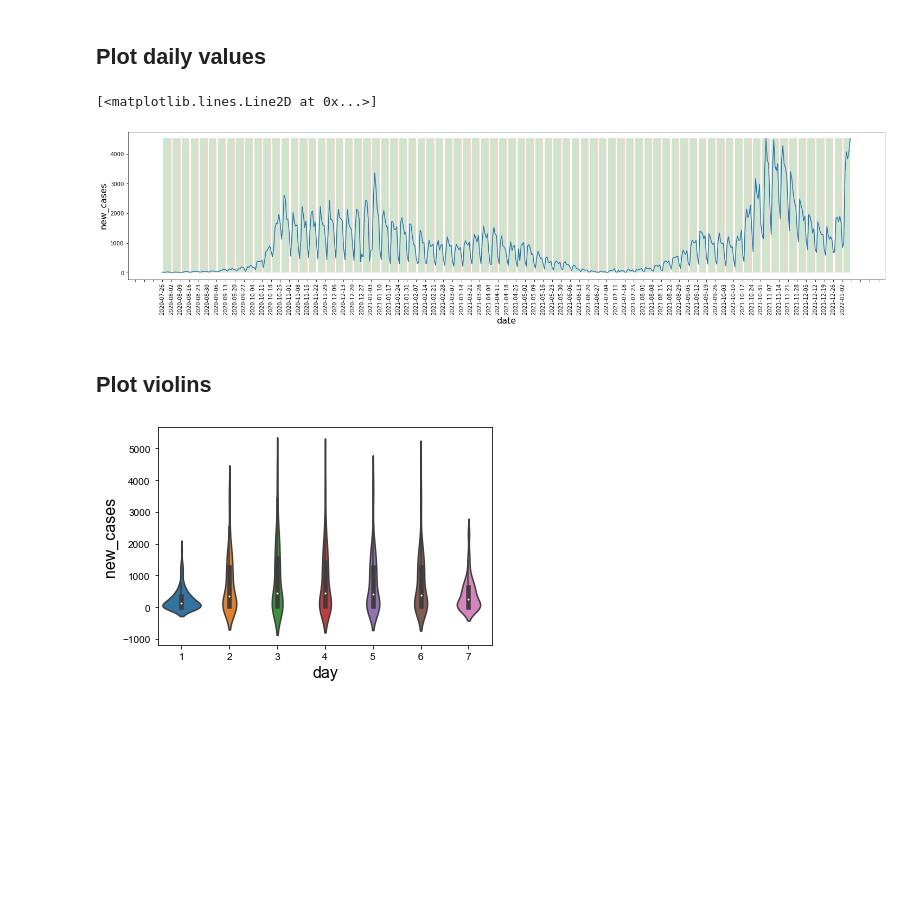
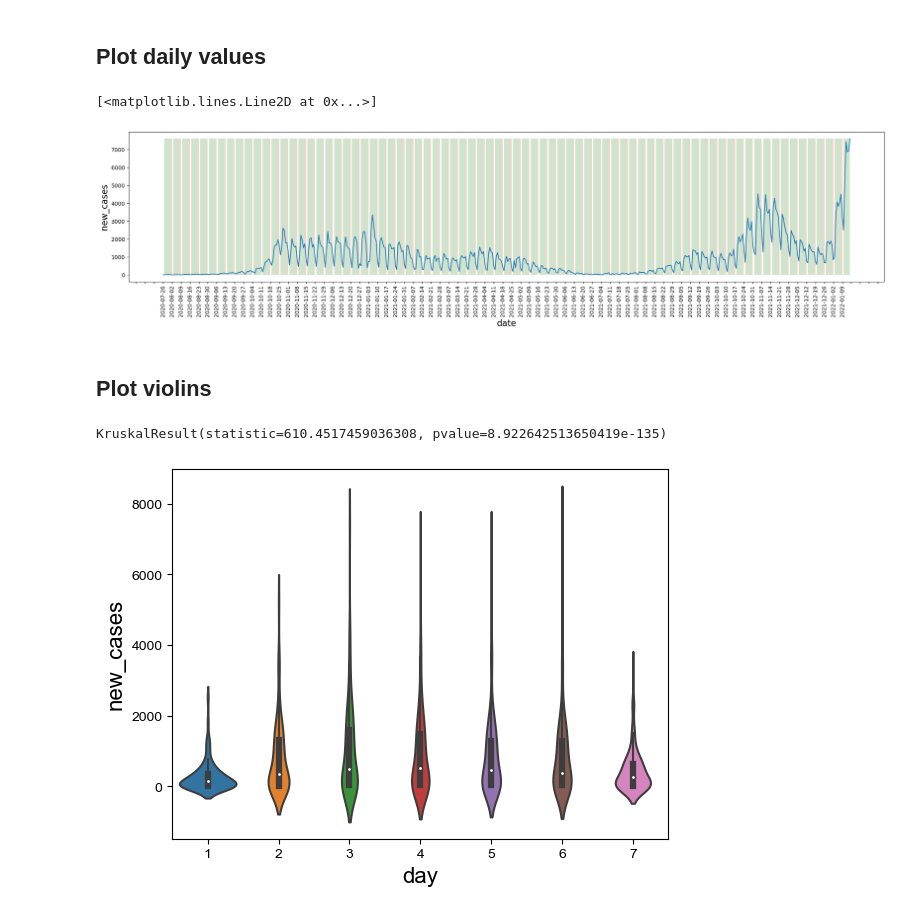
Before and after one commit to School-courses/covid19-forecast, a Jupyter notebook: data_management/vizualization.ipynb, the cells around one changed output. Drawn from its saved outputs; the diff is of its cells as text; code cells hidden in the pictures; blank space fills up the shorter version.

Commit message:
added kruskal H test

```diff
--- a/data_management/vizualization.ipynb
+++ b/data_management/vizualization.ipynb
@@ -34,6 +35,7 @@ else:
 date = data_pd[x_label].to_numpy()
 new_cases = data_pd[y_label].to_numpy()
 
+plt.style.use('default')
 fig, ax = plt.subplots(1,1)
 fig.set_size_inches(20, 5)
 plt.xticks(rotation=90)
@@ -60,6 +62,7 @@ dates = data_pd["date"].to_numpy()
 target = data_pd[y_label].to_numpy()
 days = data_pd["day"].to_numpy()
 
+plt.style.use('default')
 fig, ax = plt.subplots(1,1)
 fig.set_size_inches(25, 5)
 plt.xticks(rotation=90)
@@ -80,22 +83,27 @@ plt.fill_between(dates, y_min, y_max,
 ax.plot(dates, target)
 # %% [output]
 [<matplotlib.lines.Line2D at 0x...>]
-[figure, old version]
+[figure, new version]
 # %% [markdown]
 ## Plot violins
 # %%
 y_label = "new_cases"
 variable = "day"
 # start_date = "2020-07-26"
 # end_date = "2022-01-8"
 
 data_pd = data_pd_daily.copy()
 # period_mask = (data_pd["date"] >= start_date) & (data_pd["date"] <= end_date)
 # data_pd = data_pd.loc[period_mask]
+plt.style.use('default')
 data_pd = data_pd[[variable, y_label]]
 vio = sns.violinplot(x=variable, y=y_label, data=data_pd)
 vio.set_xlabel(variable,fontsize=16)
 vio.set_ylabel(y_label,fontsize=16)
 sns.set(rc={'figure.figsize':(10,10)})
+
+### using the Kruskal Wallis H test for correlations between a continuous and categorical variable
+kruskal(data_pd[y_label], data_pd[variable])
 # %% [output]
+KruskalResult(statistic=610.4517459036308, pvalue=8.922642513650419e-135)
-[figure, old version]
+[figure, new version]
```
Also changed, not shown: parts of 1 cell of this notebook, 1 other file.
